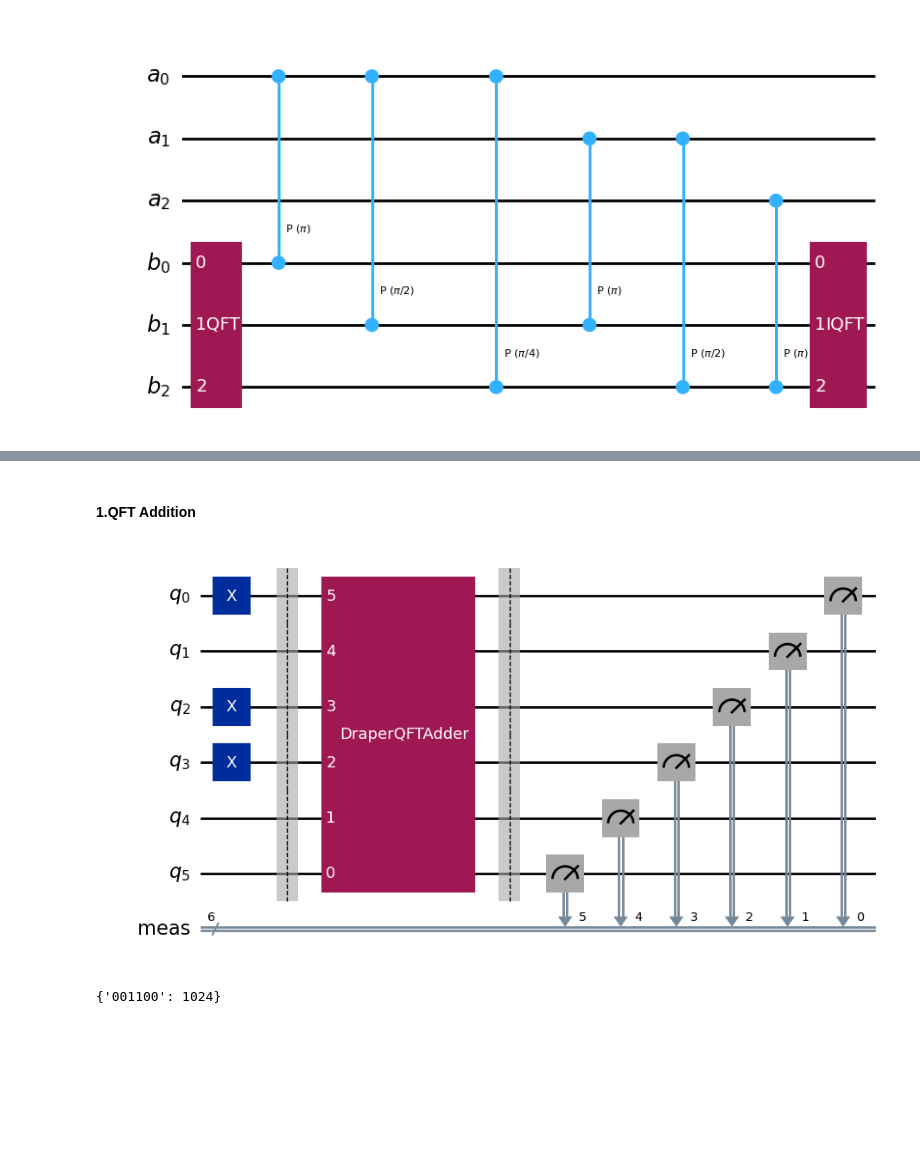
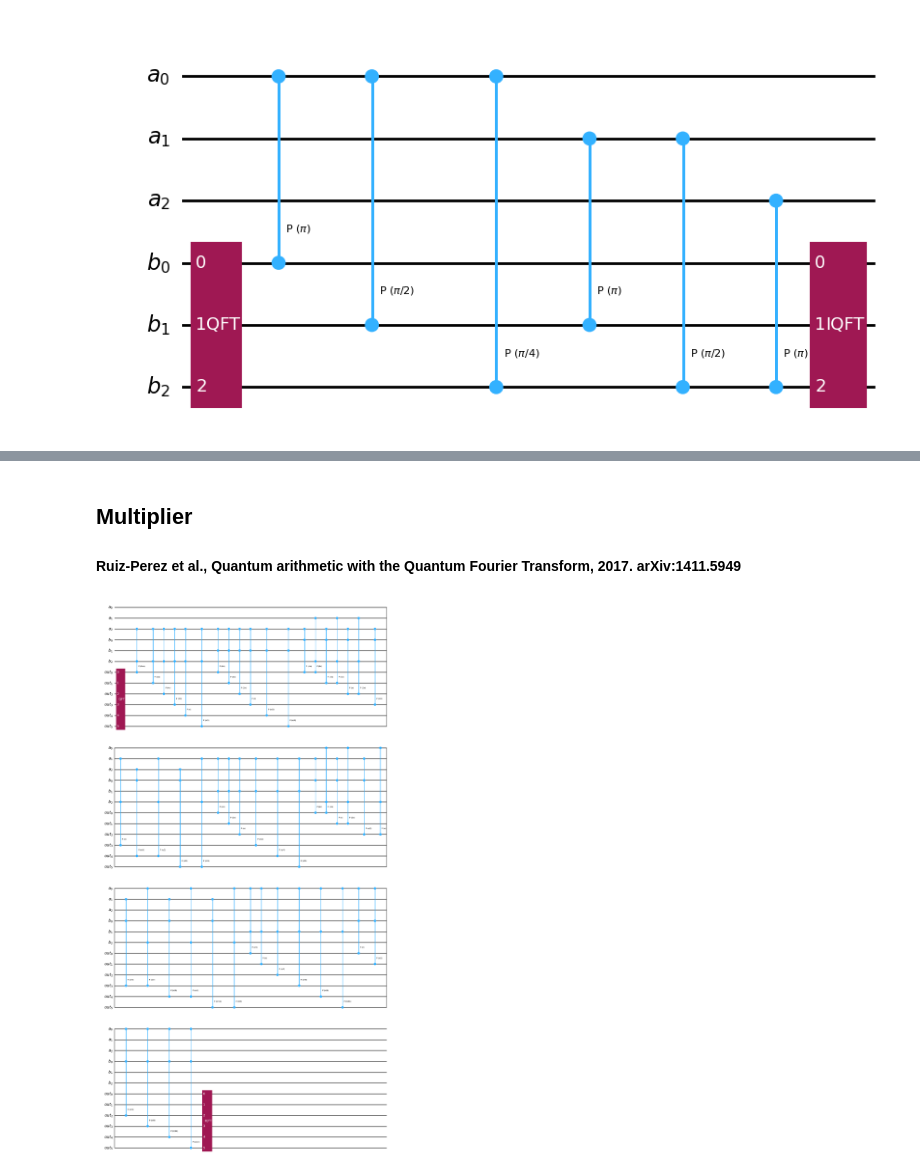
Before and after one commit to xuelx1/LearnQC, a Jupyter notebook: add_mul.ipynb, the cells around one changed output, grey strips where cells are left out. Drawn from its saved outputs; the diff is of its cells as text; code cells hidden in the pictures; blank space fills up the shorter version.

```diff
--- a/add_mul.ipynb
+++ b/add_mul.ipynb
@@ -49,2 +69,0 @@ Input: (1, 1, 1, 1, 1, 1). Result: {'111011': 1024}
-# %% [markdown]
-#### 1.QFT Addition
@@ -85,24 +70,11 @@ def qft_add_part(n):
-# %%
-# test
-qc = QuantumCircuit(6)
-a = '001'
-b = '101'
-n = 3
-for i in range(n):
-    if a[i] == '1':
-        qc.x(i)
-    if b[i] == '1':
-        qc.x(i+n)
-qc.barrier()
-adder = DraperQFTAdder(n).decompose()
-qc.append(adder, range(6))
-qc.measure_all()
-qc = qc.reverse_bits()
-qc.draw(output='mpl')
-# %% [output]
-[figure, removed]
-# %%
-results = execute_qc(qc)
-print(results)
-# %% [output]
-{'001100': 1024}
+# %% [markdown]
+## Multiplier
+
+####  Ruiz-Perez et al., Quantum arithmetic with the Quantum Fourier Transform, 2017. arXiv:1411.5949
+# %%
+from qiskit.circuit.library import RGQFTMultiplier
+
+multiplier = RGQFTMultiplier(3).decompose()
+multiplier.draw(output='mpl')
+# %% [output]
+[figure, added]
```
Also changed, not shown: parts of 5 cells of this notebook, 17 other files.
